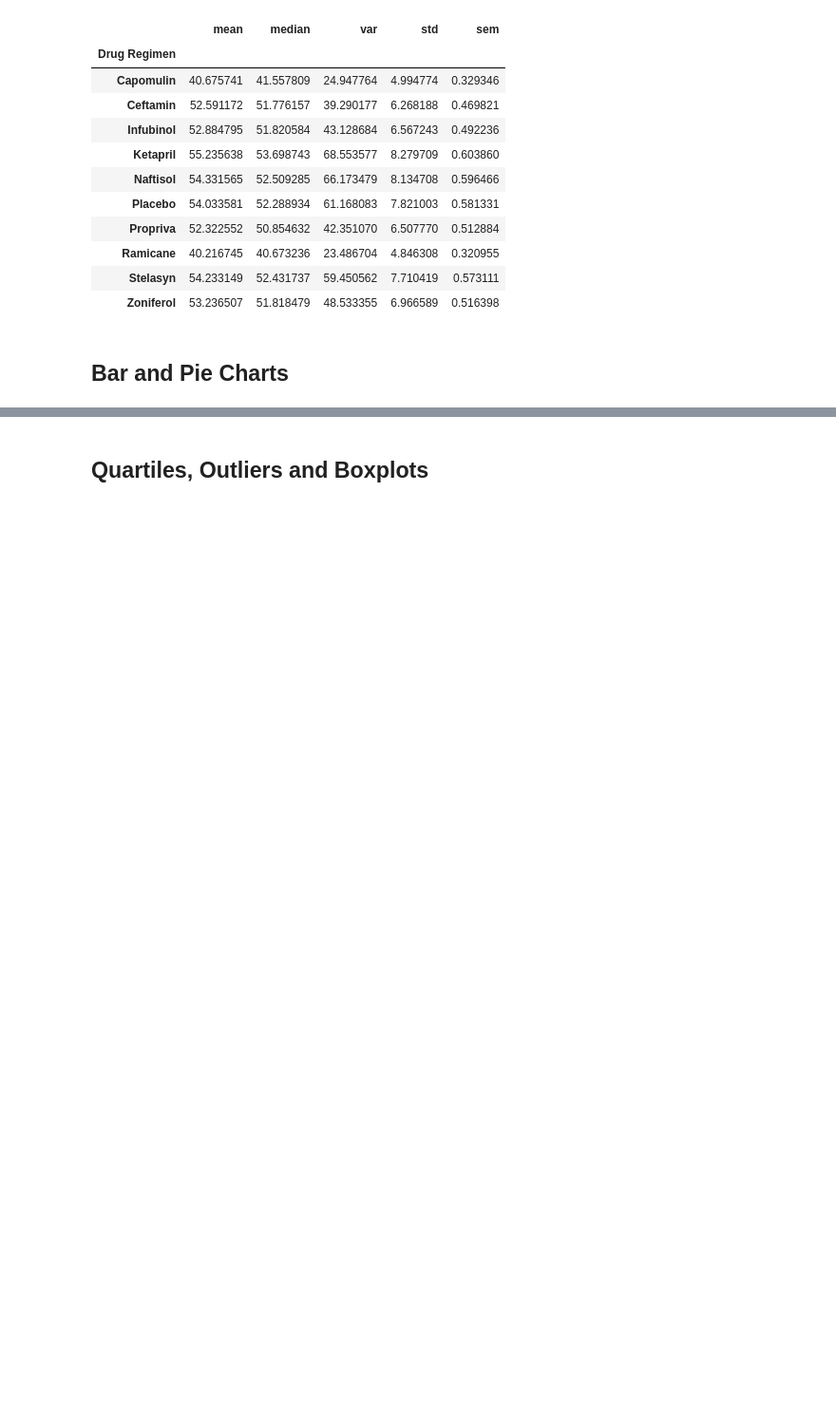
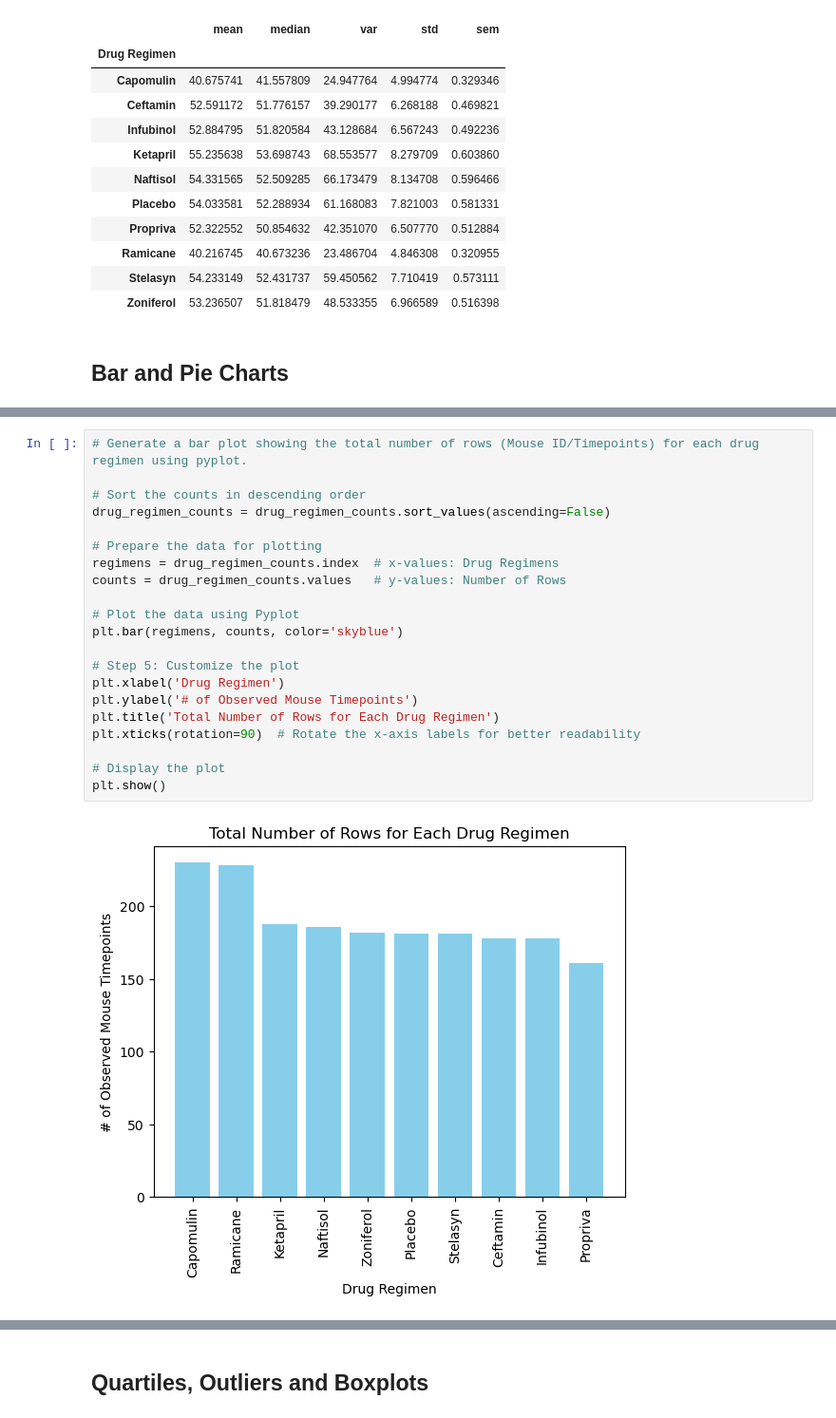
Before and after one commit to Achempim/Module-5-challenge, a Jupyter notebook: Starter_Code/Pymaceuticals/pymaceuticals_starter.ipynb, the cells around one changed output, grey strips where cells are left out. Shown at 95% size. Saved outputs shown, nothing was run; the diff lists cells and outputs as text; blank space fills up the shorter version.

```diff
--- a/Starter_Code/Pymaceuticals/pymaceuticals_starter.ipynb
+++ b/Starter_Code/Pymaceuticals/pymaceuticals_starter.ipynb
@@ -198,3 +203,26 @@ summary_stats
+# %%
+# Generate a bar plot showing the total number of rows (Mouse ID/Timepoints) for each drug regimen using pyplot.
+
+# Sort the counts in descending order
+drug_regimen_counts = drug_regimen_counts.sort_values(ascending=False)
+
+# Prepare the data for plotting
+regimens = drug_regimen_counts.index  # x-values: Drug Regimens
+counts = drug_regimen_counts.values   # y-values: Number of Rows
+
+# Plot the data using Pyplot
+plt.bar(regimens, counts, color='skyblue')
+
+# Step 5: Customize the plot
+plt.xlabel('Drug Regimen')
+plt.ylabel('# of Observed Mouse Timepoints')
+plt.title('Total Number of Rows for Each Drug Regimen')
+plt.xticks(rotation=90)  # Rotate the x-axis labels for better readability
+
+# Display the plot
+plt.show()
+# %% [output]
+[figure, added]
 # %%
 # Generate a pie chart, using Pandas, showing the distribution of unique female versus male mice used in the study
 
```
Also changed, not shown: parts of 20 cells of this notebook.
